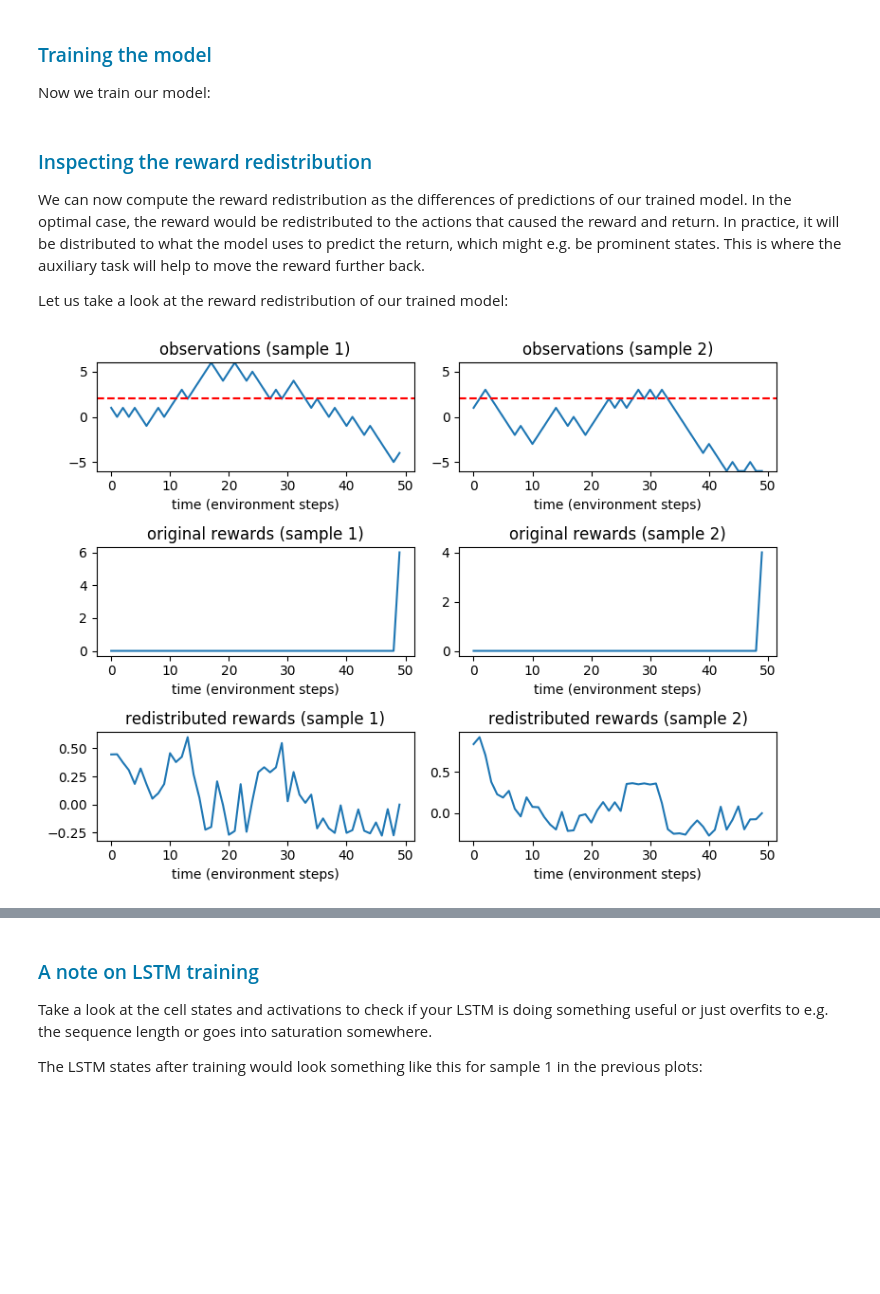
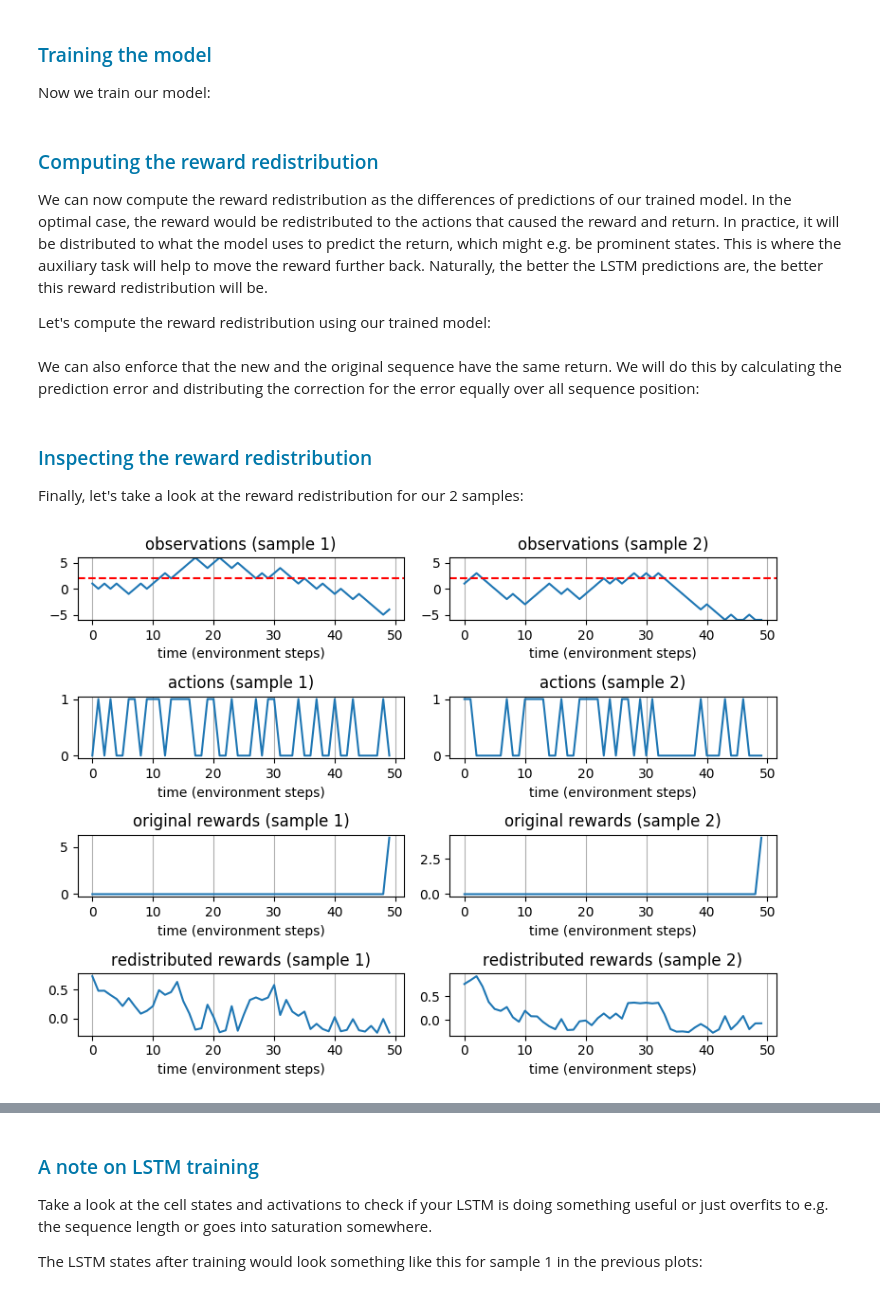
Before and after one commit to widmi/rudder-a-practical-tutorial, a Jupyter notebook: tutorial.ipynb, the cells around one changed output, grey strips where cells are left out. Drawn from its saved outputs; the diff is of its cells as text; code cells hidden in the pictures; blank space fills up the shorter version.

```diff
--- a/tutorial.ipynb
+++ b/tutorial.ipynb
@@ -240,8 +253,9 @@ while update < n_updates:
 
 progressbar.close()
 # %% [markdown]
-<h3 style="color:rgb(0,120,170)">Inspecting the reward redistribution</h3>
+<h3 style="color:rgb(0,120,170)">Computing the reward redistribution</h3>
 
 We can now compute the reward redistribution as the differences of predictions of our trained model. In the optimal case, the reward would be redistributed to the actions that caused the reward and return. In practice, it will be distributed to what the model uses to predict the return, which might e.g. be prominent states. This is where the auxiliary task will help to move the reward further back.
+Naturally, the better the LSTM predictions are, the better this reward redistribution will be.
 
-Let us take a look at the reward redistribution of our trained model:
+Let's compute the reward redistribution using our trained model:
@@ -248,50 +278,67 @@ Let us take a look at the reward redistribution of our trained model:
+# %% [markdown]
+We can also enforce that the new and the original sequence have the same return.
+We will do this by calculating the prediction error and distributing the correction for the error equally over all sequence position:
+# %%
+# Calculate prediction error
+returns = rewards.sum(dim=1)
+predicted_returns = redistributed_reward.sum(dim=1)
+prediction_error = returns - predicted_returns
+
+# Distribute correction for prediction error equally over all sequence positions
+redistributed_reward += prediction_error[:, None] / redistributed_reward.shape[1]
+# %% [markdown]
+<h3 style="color:rgb(0,120,170)">Inspecting the reward redistribution</h3>
+
+Finally, let's take a look at the reward redistribution for our 2 samples:
 # %%
-# Load 2 samples
-obs0, a0, r0 = env.__getitem__(3)
-obs1, a1, r1 = env.__getitem__(25)
-
-# Apply our reward redistribution model to the samples
-observations = torch.stack([torch.Tensor(obs0).to(device), torch.Tensor(obs1).to(device)], dim=0)
-actions = torch.stack([torch.Tensor(a0).to(device), torch.Tensor(a1).to(device)], dim=0)
-predictions = net(observations=observations.to(device), actions=actions.to(device))
-
-# Use the differences of predictions as redistributed reward
-redistributed_reward = predictions[:, 1:] - predictions[:, :-1]
-
-# Pad the redistributed_reward with 0 at the last timestep
-redistributed_reward = torch.cat([redistributed_reward, redistributed_reward[:, :1]*0.], dim=1)
+# Let's plot our samples with the redistributed rewards:
 redistributed_reward = redistributed_reward.cpu().detach().numpy()
 rr0, rr1 = redistributed_reward[0], redistributed_reward[1]
 
-fig, axes = plt.subplots(3, 2, figsize=(8, 6), dpi=100)
+fig, axes = plt.subplots(4, 2, figsize=(8, 6), dpi=100)
 axes[0, 0].plot(obs0.argmax(-1) - 6)
 axes[0, 1].plot(obs1.argmax(-1) - 6)
 axes[0, 0].set_ylim(-6, 6)
 axes[0, 1].set_ylim(-6, 6)
 axes[0, 0].axhline(2, linestyle='--', color='r')
 axes[0, 1].axhline(2, linestyle='--', color='r')
+axes[0, 0].xaxis.grid(True)
+axes[0, 1].xaxis.grid(True)
 axes[0, 0].set_title('observations (sample 1)')
 axes[0, 1].set_title('observations (sample 2)')
 axes[0, 0].set_xlabel('time (environment steps)')
 axes[0, 1].set_xlabel('time (environment steps)')
 
-axes[1, 0].plot(r0)
-axes[1, 1].plot(r1)
-axes[1, 0].set_title('original rewards (sample 1)')
-axes[1, 1].set_title('original rewards (sample 2)')
+axes[1, 0].plot(a0.argmax(-1))
+axes[1, 1].plot(a1.argmax(-1))
+axes[1, 0].xaxis.grid(True)
+axes[1, 1].xaxis.grid(True)
+axes[1, 0].set_title('actions (sample 1)')
+axes[1, 1].set_title('actions (sample 2)')
 axes[1, 0].set_xlabel('time (environment steps)')
 axes[1, 1].set_xlabel('time (environment steps)')
 
-axes[2, 0].plot(rr0)
-axes[2, 1].plot(rr1)
-axes[2, 0].set_title('redistributed rewards (sample 1)')
-axes[2, 1].set_title('redistributed rewards (sample 2)')
+axes[2, 0].plot(r0)
+axes[2, 1].plot(r1)
+axes[2, 0].xaxis.grid(True)
+axes[2, 1].xaxis.grid(True)
+axes[2, 0].set_title('original rewards (sample 1)')
+axes[2, 1].set_title('original rewards (sample 2)')
 axes[2, 0].set_xlabel('time (environment steps)')
 axes[2, 1].set_xlabel('time (environment steps)')
 
+axes[3, 0].plot(rr0)
+axes[3, 1].plot(rr1)
+axes[3, 0].xaxis.grid(True)
+axes[3, 1].xaxis.grid(True)
+axes[3, 0].set_title('redistributed rewards (sample 1)')
+axes[3, 1].set_title('redistributed rewards (sample 2)')
+axes[3, 0].set_xlabel('time (environment steps)')
+axes[3, 1].set_xlabel('time (environment steps)')
+
 fig.tight_layout()
 # %% [output]
-[figure, old version]
+[figure, new version]
 # %% [markdown]
 We can see that the reward that was originally only given at the end is moved to actions that bring the agent closer to position 2.
 
```
Also changed, not shown: parts of 6 cells of this notebook.
